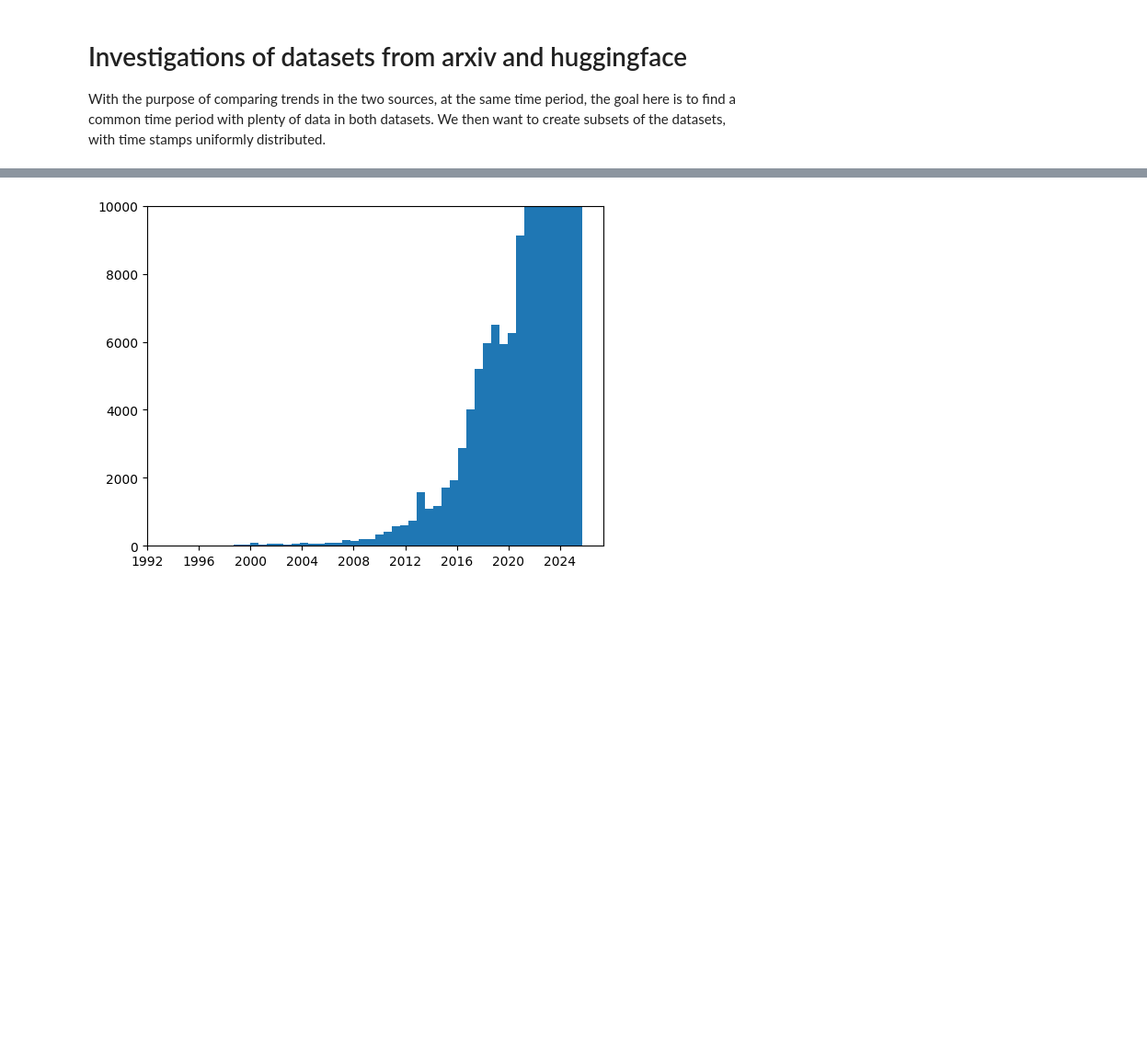
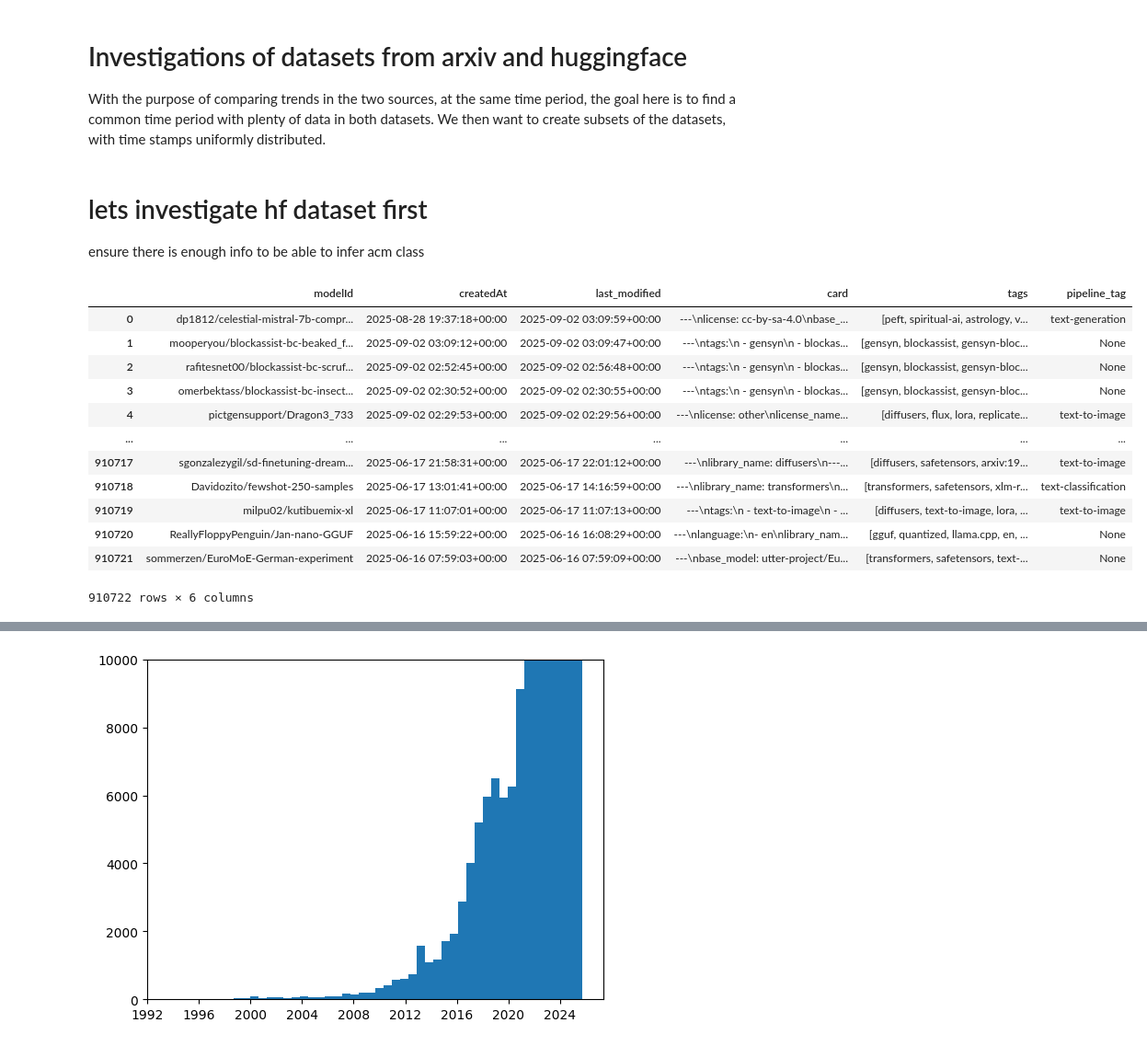
Before and after one commit to EU-UPCAST/profile, a Jupyter notebook: llmdap/profiler/hf_arxiv_dataset_investigations.ipynb, the cells around one changed output, grey strips where cells are left out. Shown at 92% size. Saved outputs shown, nothing was run; the diff lists cells and outputs as text; code cells hidden in the pictures; blank space fills up the shorter version.

```diff
--- a/llmdap/profiler/hf_arxiv_dataset_investigations.ipynb
+++ b/llmdap/profiler/hf_arxiv_dataset_investigations.ipynb
@@ -8,3 +9,6 @@ from matplotlib import pyplot as plt
 # %%
 arx = dataset_loader._load_arxiv_timeline()
 hf = dataset_loader._load_hf_timeline()
+# %% [markdown]
+# lets investigate hf dataset first
+ensure there is enough info to be able to infer acm class
@@ -10,0 +17,16 @@ hf = dataset_loader._load_hf_timeline()
+# %%
+df
+# %% [output]
+|  | modelId | createdAt | last_modified | card | tags | pipeline_tag |
+| 0 | dp1812/celestial-mistral-7b-compr... | 2025-08-28 19:37:18+00:00 | 2025-09-02 03:09:59+00:00 | ---\nlicense: cc-by-sa-4.0\nbase_... | [peft, spiritual-ai, astrology, v... | text-generation |
+| 1 | mooperyou/blockassist-bc-beaked_f... | 2025-09-02 03:09:12+00:00 | 2025-09-02 03:09:47+00:00 | ---\ntags:\n - gensyn\n - blockas... | [gensyn, blockassist, gensyn-bloc... | None |
+| 2 | rafitesnet00/blockassist-bc-scruf... | 2025-09-02 02:52:45+00:00 | 2025-09-02 02:56:48+00:00 | ---\ntags:\n - gensyn\n - blockas... | [gensyn, blockassist, gensyn-bloc... | None |
+| 3 | omerbektass/blockassist-bc-insect... | 2025-09-02 02:30:52+00:00 | 2025-09-02 02:30:55+00:00 | ---\ntags:\n - gensyn\n - blockas... | [gensyn, blockassist, gensyn-bloc... | None |
+| 4 | pictgensupport/Dragon3_733 | 2025-09-02 02:29:53+00:00 | 2025-09-02 02:29:56+00:00 | ---\nlicense: other\nlicense_name... | [diffusers, flux, lora, replicate... | text-to-image |
+| ... | ... | ... | ... | ... | ... | ... |
+| 910717 | sgonzalezygil/sd-finetuning-dream... | 2025-06-17 21:58:31+00:00 | 2025-06-17 22:01:12+00:00 | ---\nlibrary_name: diffusers\n---... | [diffusers, safetensors, arxiv:19... | text-to-image |
+| 910718 | Davidozito/fewshot-250-samples | 2025-06-17 13:01:41+00:00 | 2025-06-17 14:16:59+00:00 | ---\nlibrary_name: transformers\n... | [transformers, safetensors, xlm-r... | text-classification |
+| 910719 | milpu02/kutibuemix-xl | 2025-06-17 11:07:01+00:00 | 2025-06-17 11:07:13+00:00 | ---\ntags:\n - text-to-image\n - ... | [diffusers, text-to-image, lora, ... | text-to-image |
+| 910720 | ReallyFloppyPenguin/Jan-nano-GGUF | 2025-06-16 15:59:22+00:00 | 2025-06-16 16:08:29+00:00 | ---\nlanguage:\n- en\nlibrary_nam... | [gguf, quantized, llama.cpp, en, ... | None |
+| 910721 | sommerzen/EuroMoE-German-experiment | 2025-06-16 07:59:03+00:00 | 2025-06-16 07:59:09+00:00 | ---\nbase_model: utter-project/Eu... | [transformers, safetensors, text-... | None |
+910722 rows × 6 columns
```
Also changed, not shown: parts of 23 cells of this notebook, 5 other files.
